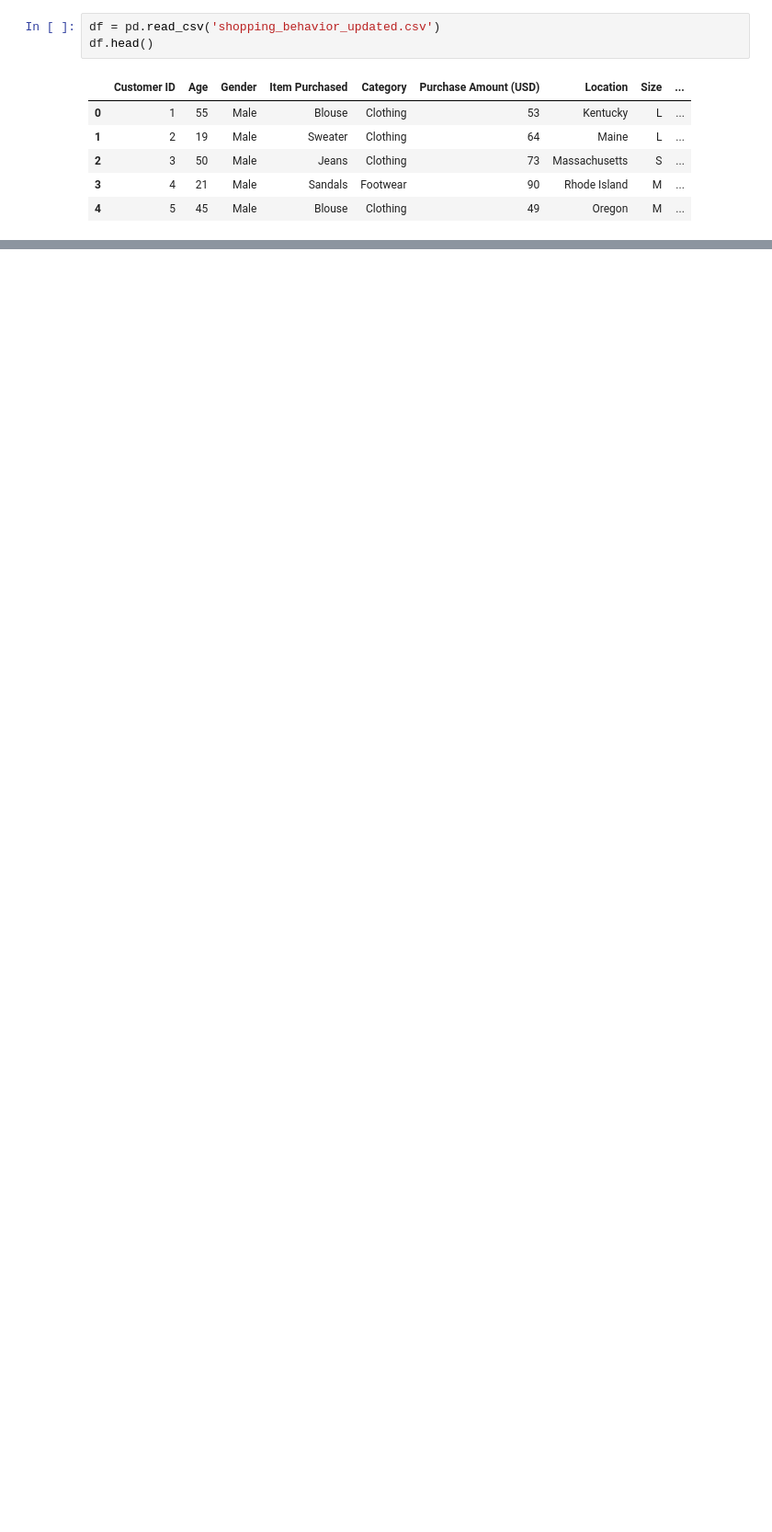
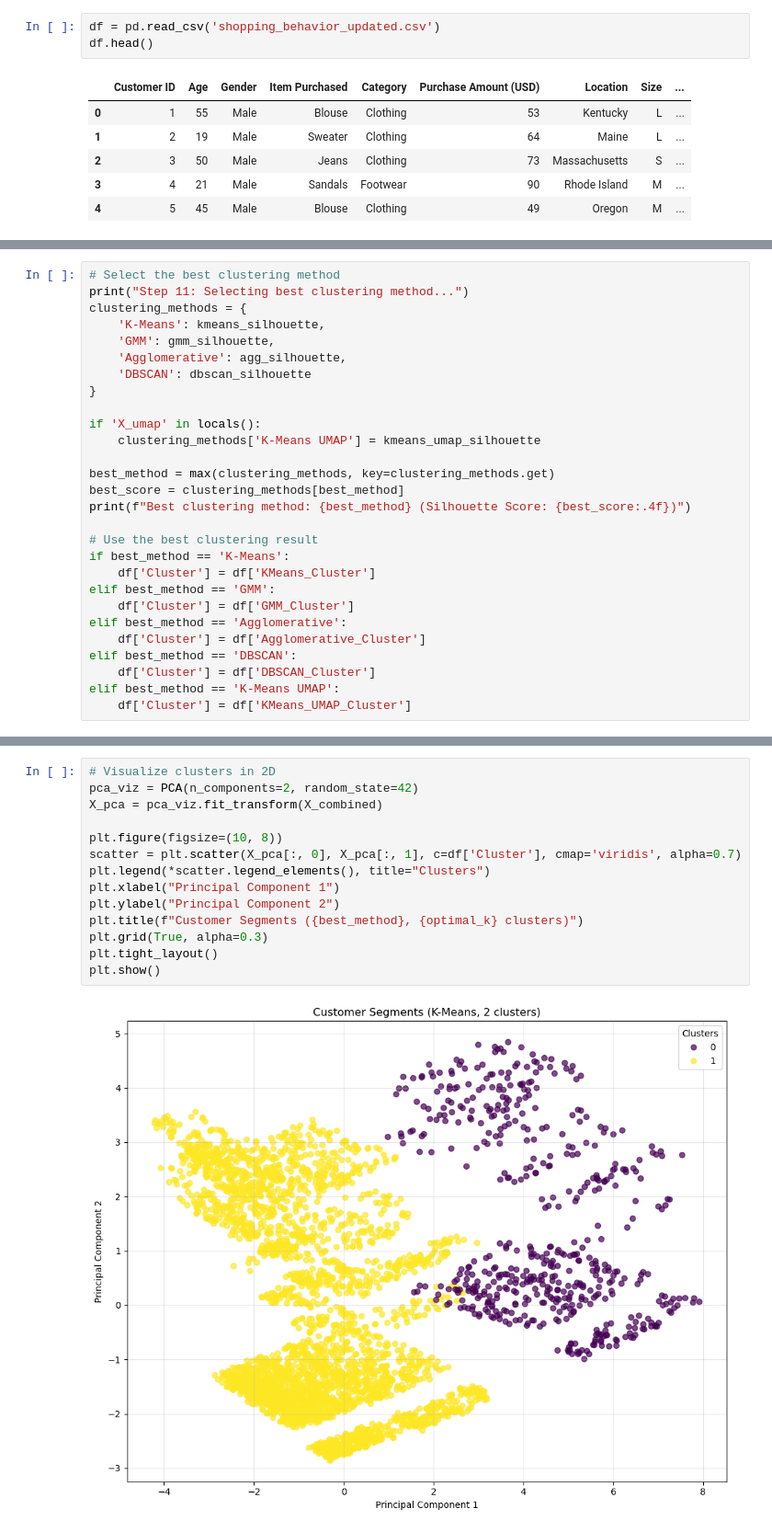
Before and after one commit to CassandraMaldonado/ML_customer_clustering, a Jupyter notebook: LLM_KMeans.ipynb, the cells around one changed output, grey strips where cells are left out. Shown: that part at 92% size. Saved outputs shown, nothing was run; the diff lists cells and outputs as text; blank space fills up the shorter version.

```diff
--- a/LLM_KMeans.ipynb
+++ b/LLM_KMeans.ipynb
@@ -367,0 +305,28 @@ plt.show()
+# %%
+# Select the best clustering method
+print("Step 11: Selecting best clustering method...")
+clustering_methods = {
+    'K-Means': kmeans_silhouette,
+    'GMM': gmm_silhouette,
+    'Agglomerative': agg_silhouette,
+    'DBSCAN': dbscan_silhouette
+}
+
+if 'X_umap' in locals():
+    clustering_methods['K-Means UMAP'] = kmeans_umap_silhouette
+
+best_method = max(clustering_methods, key=clustering_methods.get)
+best_score = clustering_methods[best_method]
+print(f"Best clustering method: {best_method} (Silhouette Score: {best_score:.4f})")
+
+# Use the best clustering result
+if best_method == 'K-Means':
+    df['Cluster'] = df['KMeans_Cluster']
+elif best_method == 'GMM':
+    df['Cluster'] = df['GMM_Cluster']
+elif best_method == 'Agglomerative':
+    df['Cluster'] = df['Agglomerative_Cluster']
+elif best_method == 'DBSCAN':
+    df['Cluster'] = df['DBSCAN_Cluster']
+elif best_method == 'K-Means UMAP':
+    df['Cluster'] = df['KMeans_UMAP_Cluster']
@@ -367,0 +396,16 @@ plt.show()
+# %%
+# Visualize clusters in 2D
+pca_viz = PCA(n_components=2, random_state=42)
+X_pca = pca_viz.fit_transform(X_combined)
+
+plt.figure(figsize=(10, 8))
+scatter = plt.scatter(X_pca[:, 0], X_pca[:, 1], c=df['Cluster'], cmap='viridis', alpha=0.7)
+plt.legend(*scatter.legend_elements(), title="Clusters")
+plt.xlabel("Principal Component 1")
+plt.ylabel("Principal Component 2")
+plt.title(f"Customer Segments ({best_method}, {optimal_k} clusters)")
+plt.grid(True, alpha=0.3)
+plt.tight_layout()
+plt.show()
+# %% [output]
+[figure, added]
```
Also changed, not shown: parts of 40 cells of this notebook.
